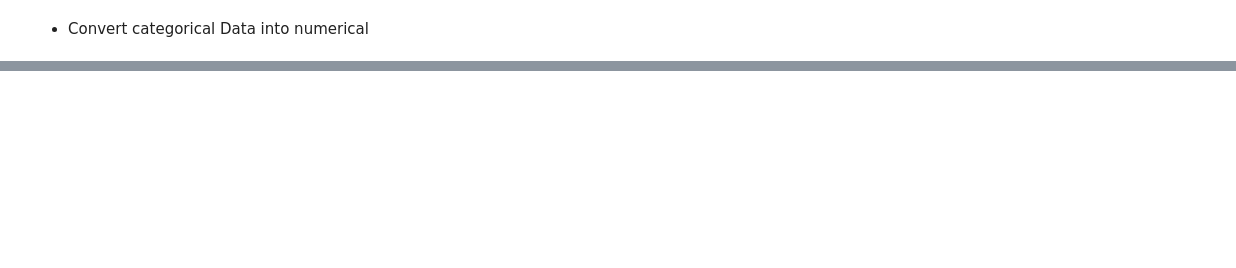
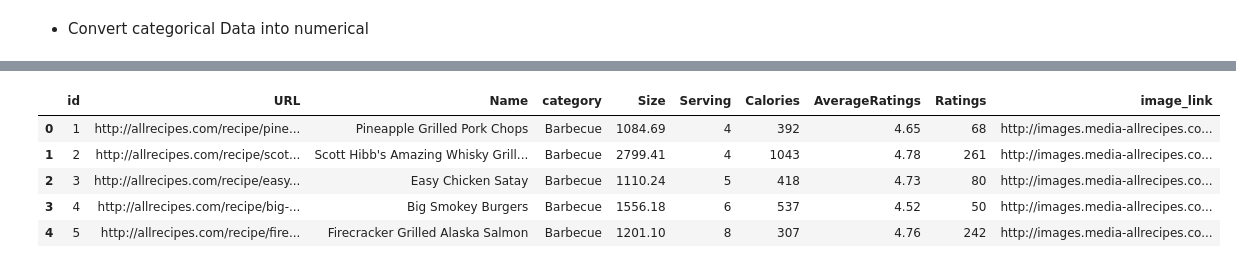
Before and after one commit to ayoubGL/Two-Tower-Recommender-system-Pytorch, a Jupyter notebook: FoodRecommenderSystem.ipynb, the cells around one changed output, grey strips where cells are left out. Cells and saved outputs as stored; diff of their text form; code cells hidden in the pictures; blank space fills up the shorter version.

```diff
--- a/FoodRecommenderSystem.ipynb
+++ b/FoodRecommenderSystem.ipynb
@@ -709,0 +849,11 @@ TypeError: can't convert np.ndarray of type numpy.object_. The only supported ty
+# %%
+# read recipe dataset
+recipe_data = pd.read_csv('./Dataset/recipes_original.csv')
+recipe_data.head()
+# %% [output]
+|  | id | URL | Name | category | Size | Serving | Calories | AverageRatings | Ratings | image_link |
+| 0 | 1 | http://allrecipes.com/recipe/pine... | Pineapple Grilled Pork Chops | Barbecue | 1084.69 | 4 | 392 | 4.65 | 68 | http://images.media-allrecipes.co... |
+| 1 | 2 | http://allrecipes.com/recipe/scot... | Scott Hibb's Amazing Whisky Grill... | Barbecue | 2799.41 | 4 | 1043 | 4.78 | 261 | http://images.media-allrecipes.co... |
+| 2 | 3 | http://allrecipes.com/recipe/easy... | Easy Chicken Satay | Barbecue | 1110.24 | 5 | 418 | 4.73 | 80 | http://images.media-allrecipes.co... |
+| 3 | 4 | http://allrecipes.com/recipe/big-... | Big Smokey Burgers | Barbecue | 1556.18 | 6 | 537 | 4.52 | 50 | http://images.media-allrecipes.co... |
+| 4 | 5 | http://allrecipes.com/recipe/fire... | Firecracker Grilled Alaska Salmon | Barbecue | 1201.10 | 8 | 307 | 4.76 | 242 | http://images.media-allrecipes.co... |
```
Also changed, not shown: parts of 92 cells of this notebook, 13 other files.
